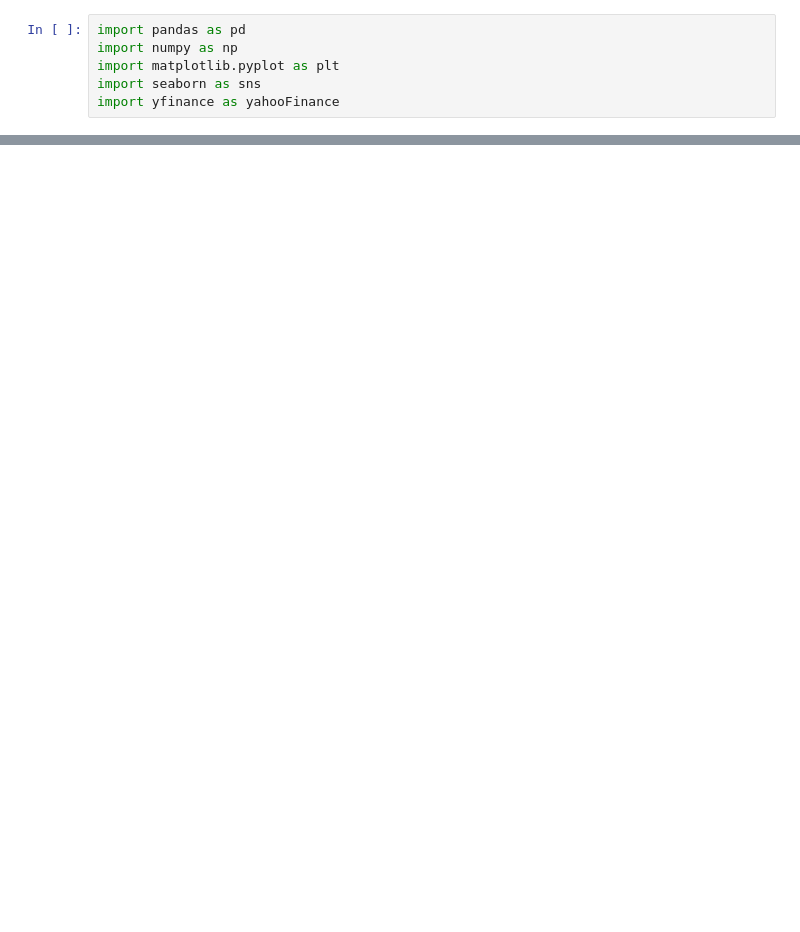
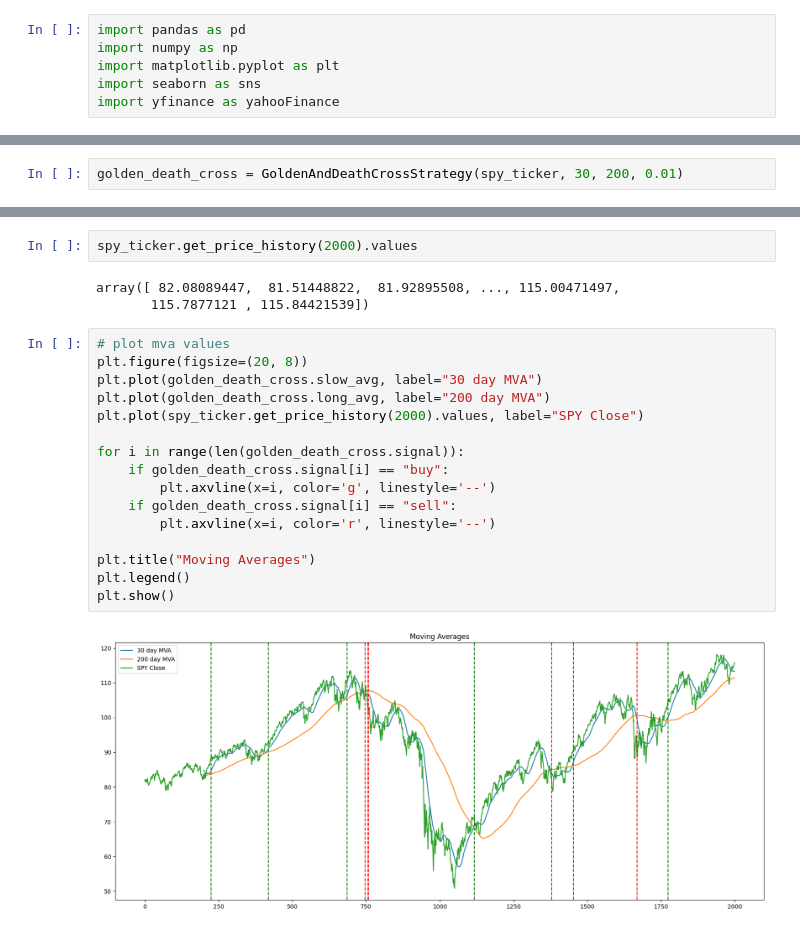
Before and after one commit to howarudo/financial-concepts, a Jupyter notebook: notebooks/death_golden_cross.ipynb, the cells around one changed output, grey strips where cells are left out. Cells and saved outputs as stored; diff of their text form; blank space fills up the shorter version.

Commit message:
done death cross and golden cross

```diff
--- a/notebooks/death_golden_cross.ipynb
+++ b/notebooks/death_golden_cross.ipynb
@@ -24,0 +115,2 @@ spy_df
+# %%
+golden_death_cross = GoldenAndDeathCrossStrategy(spy_ticker, 30, 200, 0.01)
@@ -24,0 +149,23 @@ spy_df
+# %%
+spy_ticker.get_price_history(2000).values
+# %% [output]
+array([ 82.08089447,  81.51448822,  81.92895508, ..., 115.00471497,
+       115.7877121 , 115.84421539])
+# %%
+# plot mva values
+plt.figure(figsize=(20, 8))
+plt.plot(golden_death_cross.slow_avg, label="30 day MVA")
+plt.plot(golden_death_cross.long_avg, label="200 day MVA")
+plt.plot(spy_ticker.get_price_history(2000).values, label="SPY Close")
+
+for i in range(len(golden_death_cross.signal)):
+    if golden_death_cross.signal[i] == "buy":
+        plt.axvline(x=i, color='g', linestyle='--')
+    if golden_death_cross.signal[i] == "sell":
+        plt.axvline(x=i, color='r', linestyle='--')
+
+plt.title("Moving Averages")
+plt.legend()
+plt.show()
+# %% [output]
+[figure, added]
```
Also changed, not shown: parts of 6 cells of this notebook.
